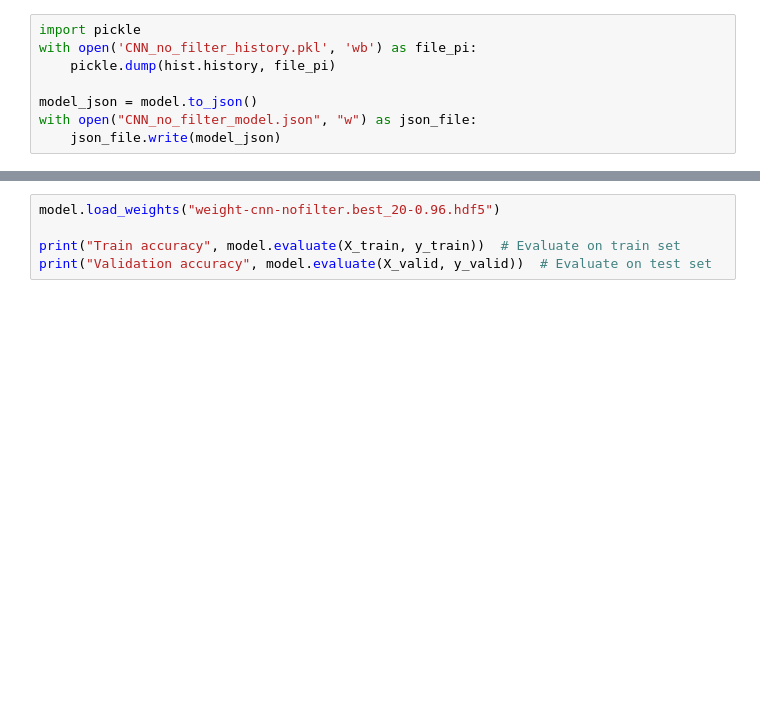
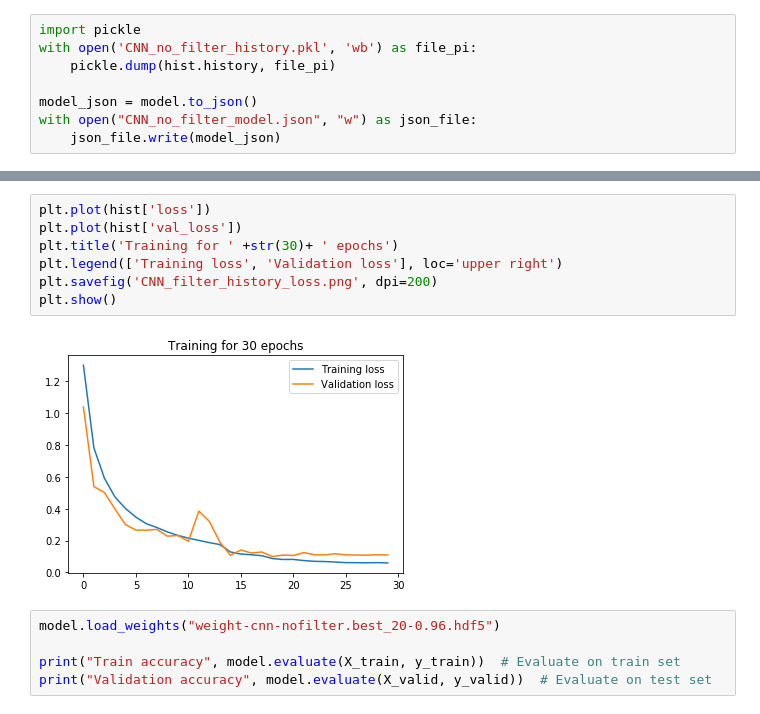
Before and after one commit to andreimardale/plant_seedlings_classification_using_deep_learning, a Jupyter notebook: CNN-no-filter/[CNN_No_Filter]_Plant_Seedlings.ipynb, the cells around one changed output, grey strips where cells are left out. Saved outputs shown, nothing was run; the diff lists cells and outputs as text; blank space fills up the shorter version.

```diff
--- a/CNN-no-filter/[CNN_No_Filter]_Plant_Seedlings.ipynb
+++ b/CNN-no-filter/[CNN_No_Filter]_Plant_Seedlings.ipynb
@@ -270,3 +263,12 @@ with open("CNN_no_filter_model.json", "w") as json_file:
+# %%
+plt.plot(hist['loss'])
+plt.plot(hist['val_loss'])
+plt.title('Training for ' +str(30)+ ' epochs')
+plt.legend(['Training loss', 'Validation loss'], loc='upper right')
+plt.savefig('CNN_filter_history_loss.png', dpi=200)
+plt.show()
+# %% [output]
+[figure, added]
 # %%
 model.load_weights("weight-cnn-nofilter.best_20-0.96.hdf5")
 
```
Also changed, not shown: parts of 4 cells of this notebook, 29 other files.
